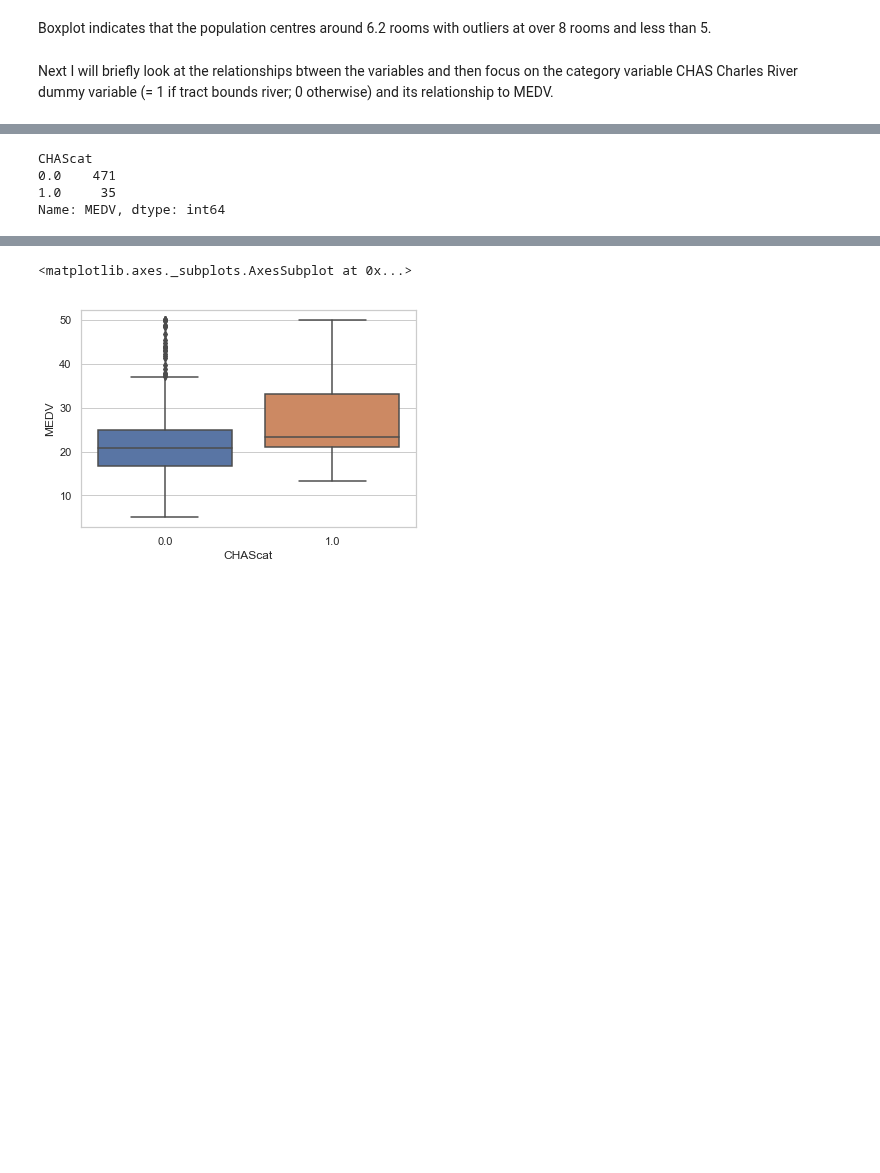
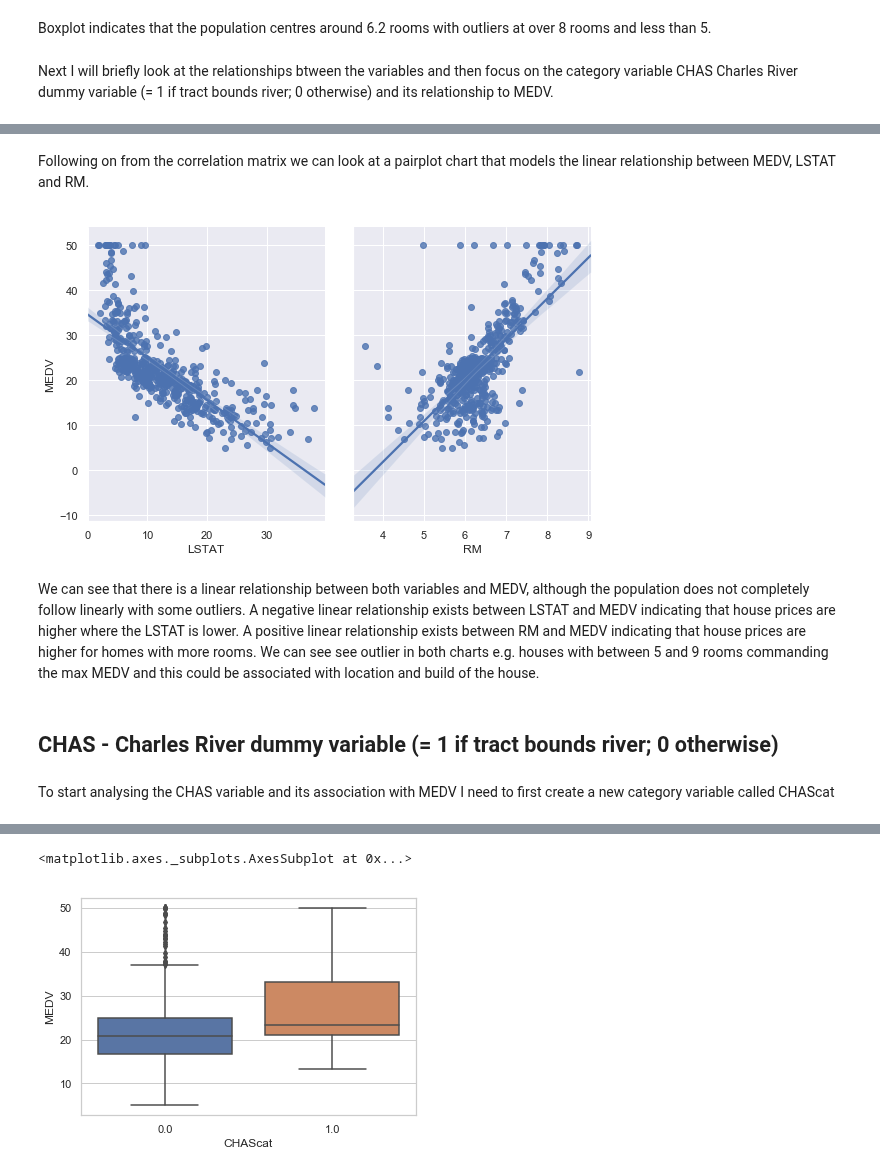
Before and after one commit to donalcarr/Machine-Learning-Assessment-2019, a Jupyter notebook: Machine Learning - Boston Housing Dataset.ipynb, the cells around one changed output, grey strips where cells are left out. Drawn from its saved outputs; the diff is of its cells as text; code cells hidden in the pictures; blank space fills up the shorter version.

Commit message:
further work on CHAS variable and more commentary added

```diff
--- a/Machine Learning - Boston Housing Dataset.ipynb
+++ b/Machine Learning - Boston Housing Dataset.ipynb
@@ -90,5 +90,5 @@ boston.tail()
 | 504 | 0.10959 | 0.0 | 11.93 | 0.0 | 0.573 | 6.794 | 89.3 | 2.3889 | 1.0 | 273.0 | 21.0 | ... |
 | 505 | 0.04741 | 0.0 | 11.93 | 0.0 | 0.573 | 6.030 | 80.8 | 2.5050 | 1.0 | 273.0 | 21.0 | ... |
 # %%
-#set MEDV as target variable for anaylysis and inclusion in dataset
-['MEDV'] = boston_dataset.target
+#add taget variable price to dataset
+boston["MEDV"] = boston_dataset.target
@@ -258 +288,21 @@ its relationship to MEDV.
+# %% [markdown]
+ Following on from the correlation matrix we can look at a pairplot chart that models the linear relationship between
+ MEDV, LSTAT and RM.
+# %%
+# regression plots
+sns.pairplot(boston, x_vars=["LSTAT", "RM"], y_vars=["MEDV"],
+            height=5, aspect=.8, kind="reg",palette="husl");
+# %% [output]
+[figure, added]
+# %% [markdown]
+We can see that there is a linear relationship between both variables and MEDV, although the population does not completely
+follow linearly with some outliers. A negative linear relationship exists between LSTAT and MEDV indicating that house prices
+are higher where the LSTAT is lower.
+A positive linear relationship exists between RM and MEDV indicating that house prices are higher for homes with more rooms.
+We can see see outlier in both charts e.g. houses with between 5 and 9 rooms commanding the max MEDV and this could be associated
+with location and build of the house.
+# %% [markdown]
+## CHAS - Charles River dummy variable (= 1 if tract bounds river; 0 otherwise)
+# %% [markdown]
+To start analysing the CHAS variable and its association with MEDV I need to first create a new category variable called CHAScat
 # %%
@@ -259,8 +310 @@ its relationship to MEDV.
 boston["CHAScat"] = boston["CHAS"].astype('category')
-# %%
-boston.groupby('CHAScat')['MEDV'].count()
-# %% [output]
-CHAScat
-0.0    471
-1.0     35
-Name: MEDV, dtype: int64
```
Also changed, not shown: parts of 36 cells of this notebook.
